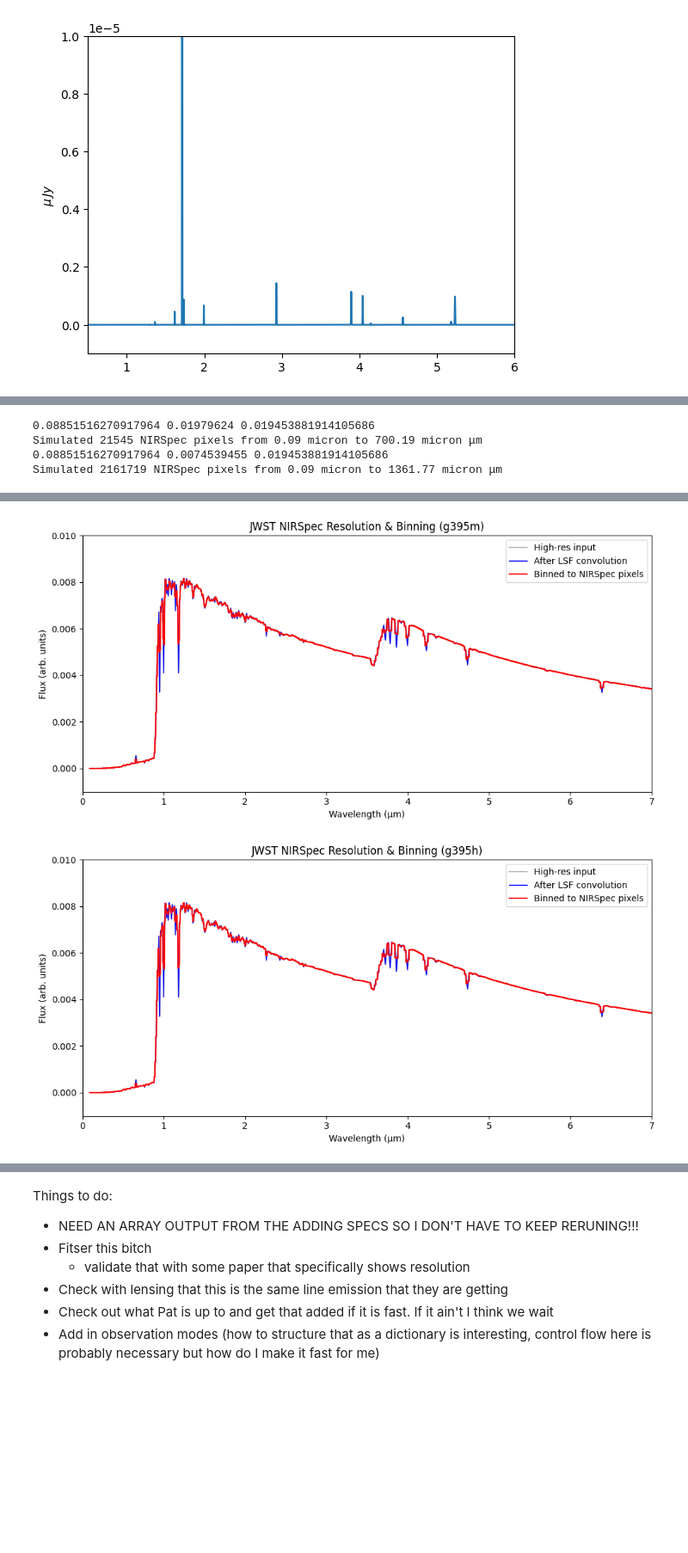
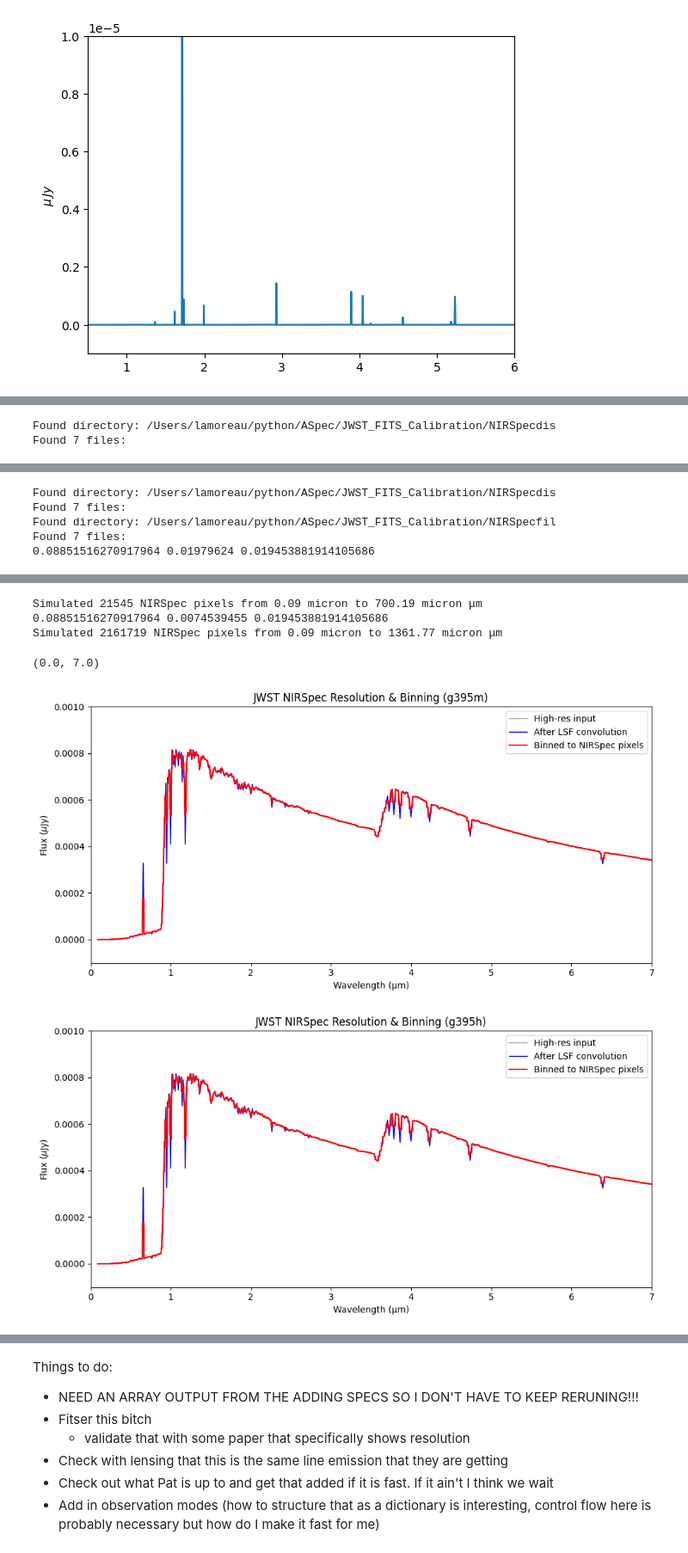
Before and after one commit to aetherumd/pyS99, a Jupyter notebook: nbs_etc/adding_specs_v2.ipynb, the cells around one changed output, grey strips where cells are left out. Shown at 86% size. Saved outputs shown, nothing was run; the diff lists cells and outputs as text; code cells hidden in the pictures; blank space fills up the shorter version.

```diff
--- a/nbs_etc/adding_specs_v2.ipynb
+++ b/nbs_etc/adding_specs_v2.ipynb
@@ -647,14 +647,12 @@ g395m = JWST_disperser("g395m")
 g395h = JWST_disperser("g395h")
 
 g395m.binner(flux_in = y_tot0+out0*20**3, wave_in = wav_obs0[a1:b1])
-plt.ylim(-0.001,0.01)
+plt.ylim(-0.0001,0.001)
 plt.xlim(0,7)
 
 g395h.binner(flux_in = y_tot0+out0*20**3, wave_in = wav_obs0[a1:b1])
-plt.ylim(-0.001,0.01)
+plt.ylim(-0.0001,0.001)
 plt.xlim(0,7)
 # %% [output]
-0.08851516270917964 0.01979624 0.019453881914105686
-Simulated 21545 NIRSpec pixels from 0.09 micron to 700.19 micron μm
-0.08851516270917964 0.0074539455 0.019453881914105686
-Simulated 2161719 NIRSpec pixels from 0.09 micron to 1361.77 micron μm
+Found directory: /Users/lamoreau/python/ASpec/JWST_FITS_Calibration/NIRSpecdis
+Found 7 files:
@@ -661,0 +662,5 @@ Simulated 2161719 NIRSpec pixels from 0.09 micron to 1361.77 micron μm
+Found directory: /Users/lamoreau/python/ASpec/JWST_FITS_Calibration/NIRSpecdis
+Found 7 files:
+Found directory: /Users/lamoreau/python/ASpec/JWST_FITS_Calibration/NIRSpecfil
+Found 7 files:
+0.08851516270917964 0.01979624 0.019453881914105686
@@ -662,2 +668,6 @@ Simulated 2161719 NIRSpec pixels from 0.09 micron to 1361.77 micron μm
+Simulated 21545 NIRSpec pixels from 0.09 micron to 700.19 micron μm
+0.08851516270917964 0.0074539455 0.019453881914105686
+Simulated 2161719 NIRSpec pixels from 0.09 micron to 1361.77 micron μm
+(0.0, 7.0)
-[figure, old version]
+[figure, new version]
-[figure, old version]
+[figure, new version]
```
Also changed, not shown: parts of 6 cells of this notebook.
